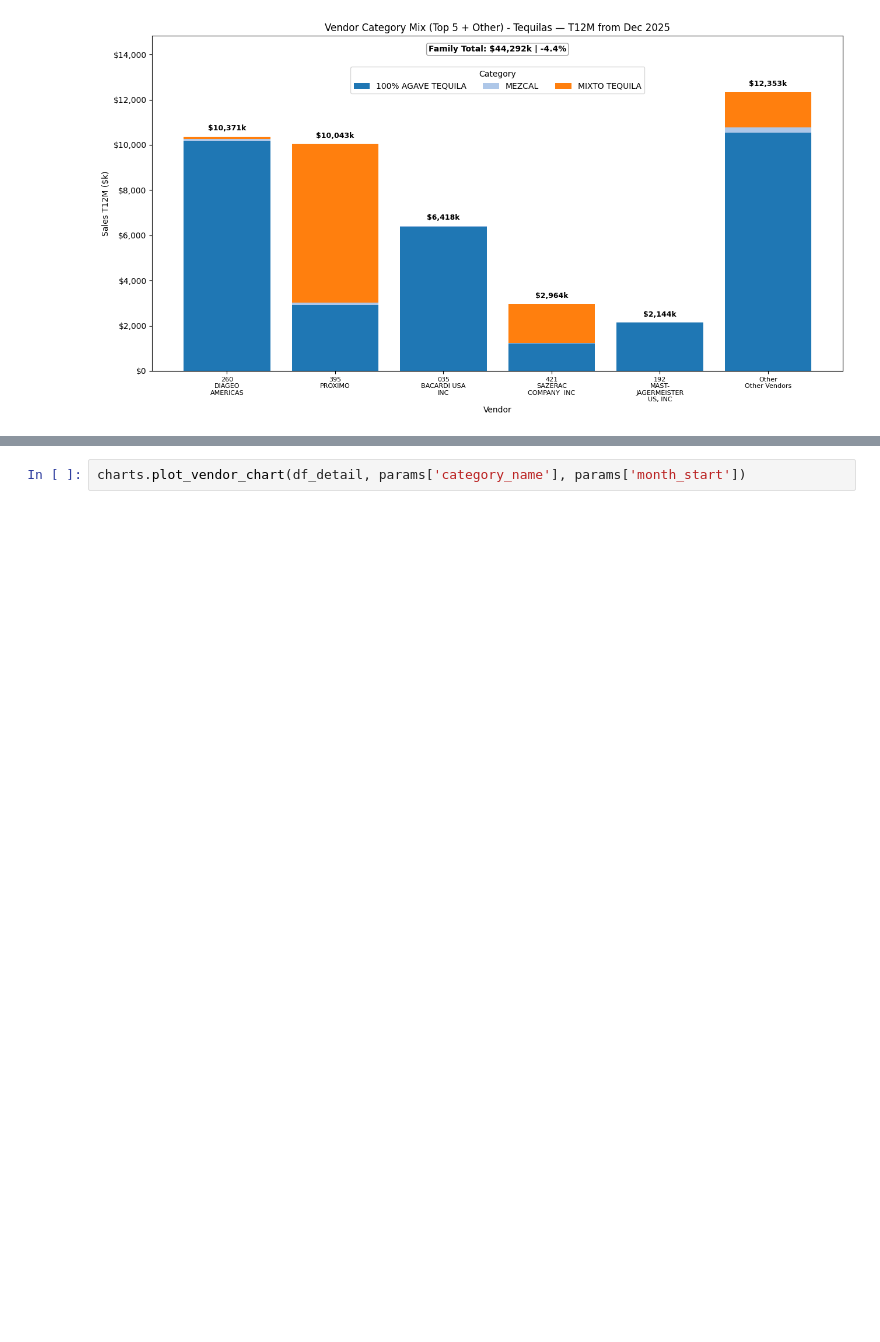
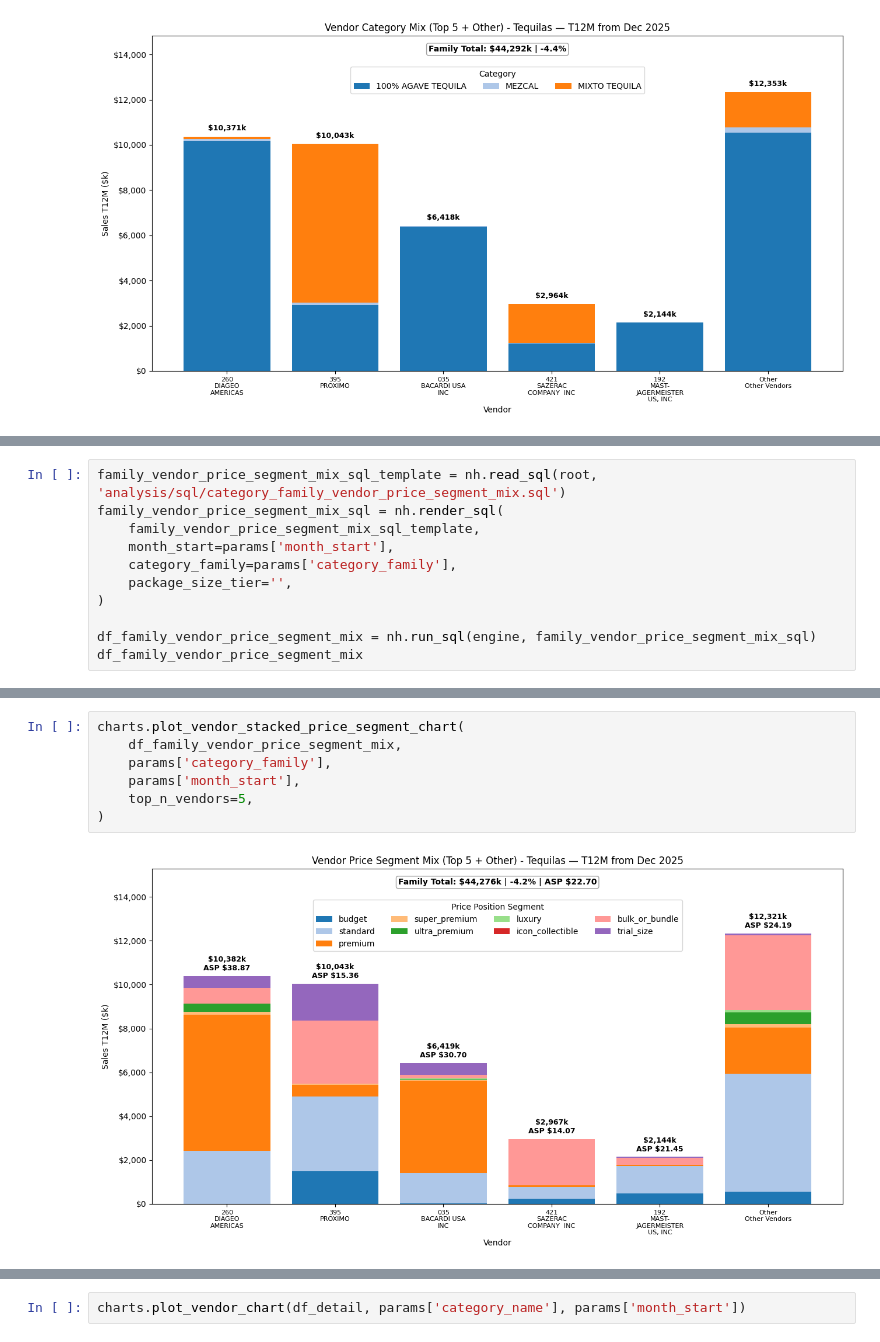
Before and after one commit to joelam21/planning_os, a Jupyter notebook: notebooks/03_category_growth_analysis.ipynb, the cells around one changed output, grey strips where cells are left out. Drawn from its saved outputs; the diff is of its cells as text; blank space fills up the shorter version.

```diff
--- a/notebooks/03_category_growth_analysis.ipynb
+++ b/notebooks/03_category_growth_analysis.ipynb
@@ -338,0 +450,11 @@ charts.plot_vendor_stacked_category_chart(
+# %%
+family_vendor_price_segment_mix_sql_template = nh.read_sql(root, 'analysis/sql/category_family_vendor_price_segment_mix.sql')
+family_vendor_price_segment_mix_sql = nh.render_sql(
+    family_vendor_price_segment_mix_sql_template,
+    month_start=params['month_start'],
+    category_family=params['category_family'],
+    package_size_tier='',
+)
+
+df_family_vendor_price_segment_mix = nh.run_sql(engine, family_vendor_price_segment_mix_sql)
+df_family_vendor_price_segment_mix
@@ -338,0 +475,9 @@ charts.plot_vendor_stacked_category_chart(
+# %%
+charts.plot_vendor_stacked_price_segment_chart(
+    df_family_vendor_price_segment_mix,
+    params['category_family'],
+    params['month_start'],
+    top_n_vendors=5,
+)
+# %% [output]
+[figure, added]
```
Also changed, not shown: parts of 16 cells of this notebook, 8 other files.
